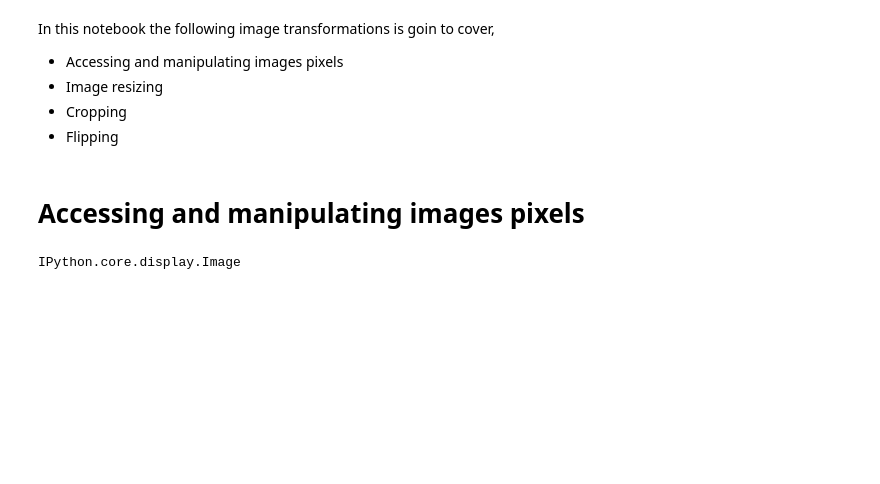
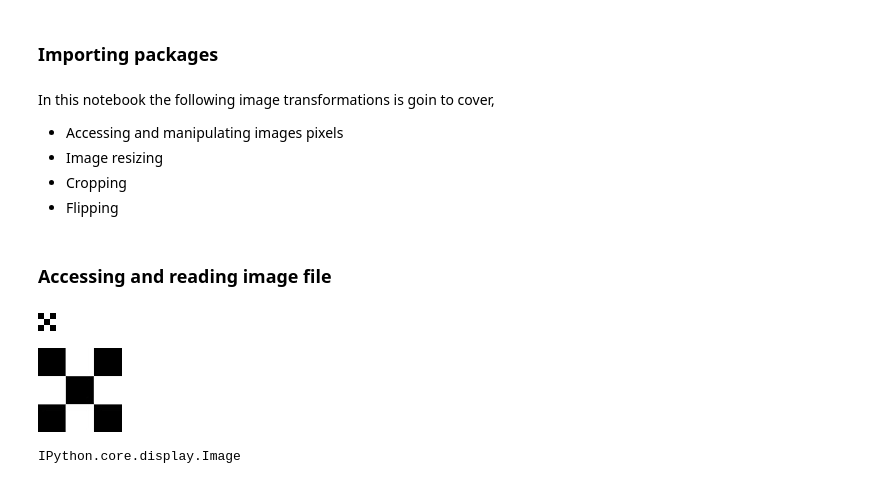
Before and after one commit to mdalimz/Tensorflow, a Jupyter notebook: OpenCV/1.Basic Image Manipulations.ipynb, the cells around one changed output. Cells and saved outputs as stored; diff of their text form; code cells hidden in the pictures; blank space fills up the shorter version.

```diff
--- a/OpenCV/1.Basic Image Manipulations.ipynb
+++ b/OpenCV/1.Basic Image Manipulations.ipynb
@@ -1,3 +1,5 @@
+# %% [markdown]
+### Importing packages
 # %%
 import os
 import cv2
@@ -15,7 +17,17 @@ In this notebook the following image transformations is goin to cover,
 * Cropping
 * Flipping
 # %% [markdown]
-# Accessing and manipulating images pixels
+### Accessing and reading image file
+# %%
+# Displaying 18x18 pixel image.
+Image("E:\Programming\opencv\opencv_bootcamp_assets_NB1\checkerboard_18x18.png")
+# %% [output]
+[figure, added]
+# %%
+#checkerboard_84x84.jpg
+Image("E:\Programming\opencv\opencv_bootcamp_assets_NB1\checkerboard_84x84.jpg")
+# %% [output]
+[figure, added]
 # %%
 Image
 # %% [output]
```
Also changed, not shown: parts of 6 cells of this notebook, 3 other files.
